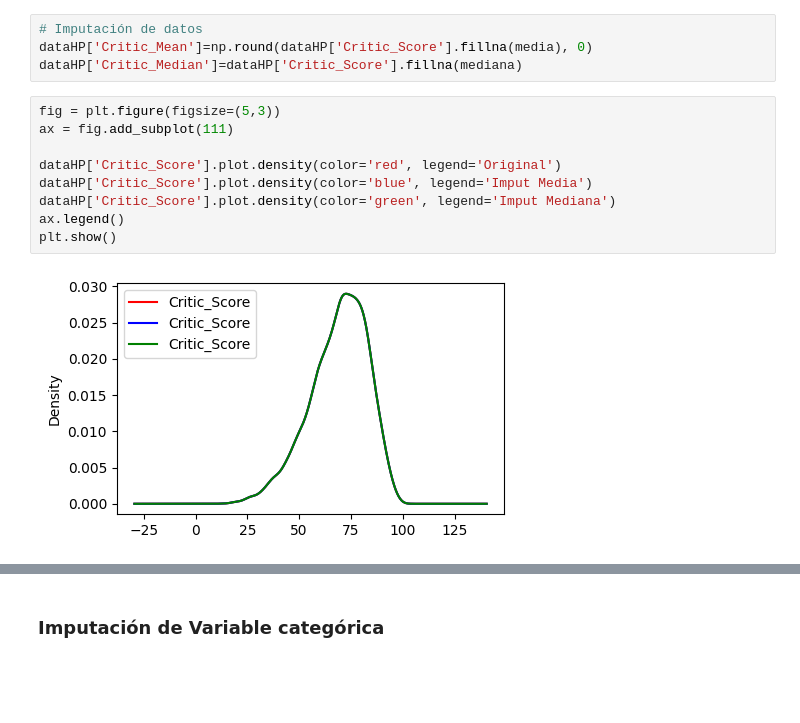
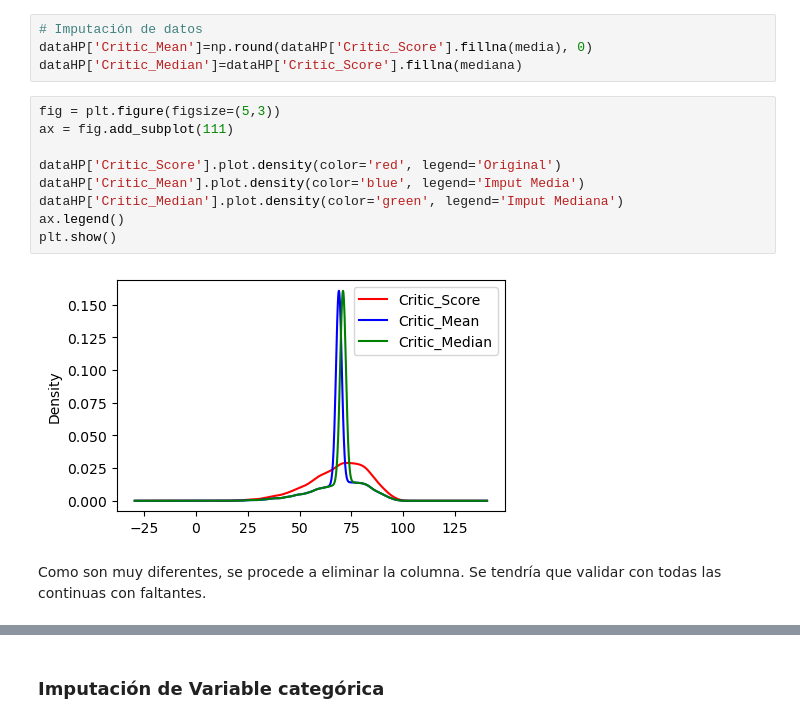
Before and after one commit to lu24is/Proyecto_PAPD_SecB_StatLearn, a Jupyter notebook: Notebook 1 y 2_proyecto.ipynb, the cells around one changed output, grey strips where cells are left out. Drawn from its saved outputs; the diff is of its cells as text; blank space fills up the shorter version.

```diff
--- a/Notebook 1 y 2_proyecto.ipynb
+++ b/Notebook 1 y 2_proyecto.ipynb
@@ -148,14 +157,16 @@ dataHP['Critic_Median']=dataHP['Critic_Score'].fillna(mediana)
 # %%
 fig = plt.figure(figsize=(5,3))
 ax = fig.add_subplot(111)
 
 dataHP['Critic_Score'].plot.density(color='red', legend='Original')
-dataHP['Critic_Score'].plot.density(color='blue', legend='Imput Media')
-dataHP['Critic_Score'].plot.density(color='green', legend='Imput Mediana')
+dataHP['Critic_Mean'].plot.density(color='blue', legend='Imput Media')
+dataHP['Critic_Median'].plot.density(color='green', legend='Imput Mediana')
 ax.legend()
 plt.show()
 # %% [output]
-[figure, old version]
+[figure, new version]
+# %% [markdown]
+Como son muy diferentes, se procede a eliminar la columna. Se tendría que validar con todas las continuas con faltantes.
 # %%
 print("Varianza Original", dataHP['Critic_Score'].var())
 print("Varianza Media", dataHP['Critic_Mean'].var())
```
Also changed, not shown: parts of 19 cells of this notebook.
